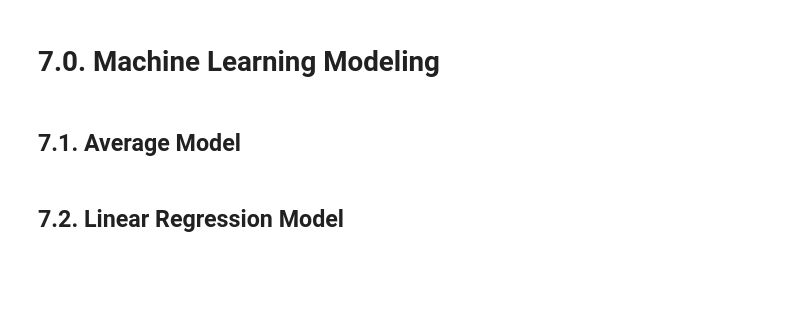
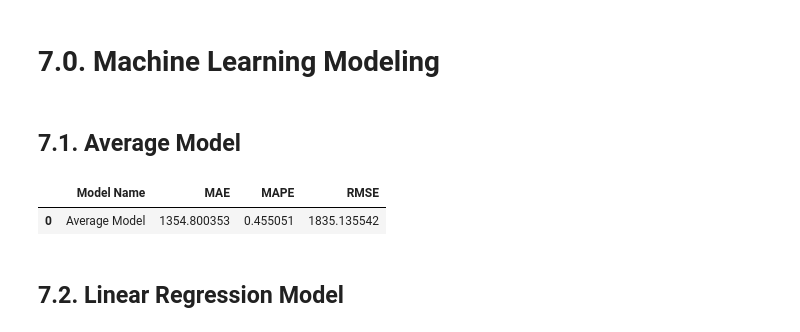
Before and after one commit to ArthurMesquita96/Rossmann-Predict-Sales, a Jupyter notebook: store_sales_predicton.ipynb, the cells around one changed output. Drawn from its saved outputs; the diff is of its cells as text; code cells hidden in the pictures; blank space fills up the shorter version.

```diff
--- a/store_sales_predicton.ipynb
+++ b/store_sales_predicton.ipynb
@@ -1273,14 +1278,19 @@ x_training = X_train[cols_select_boruta_full]
 # %%
 aux1 = X_test.copy()
 aux1['sales'] = y_test.copy()
 
 # prediction
 aux2 = aux1[['store','sales']].groupby('store').mean().reset_index().rename(columns={'sales':'predictions'})
 aux1 = pd.merge(aux1,aux2,how='left',on='store')
 yhat_baseline = aux1['predictions']
 
 # performance
 baseline_result = ml_error('Average Model',np.expm1(y_test),np.expm1(yhat_baseline))
+
+baseline_result
+# %% [output]
+|  | Model Name | MAE | MAPE | RMSE |
+| 0 | Average Model | 1354.800353 | 0.455051 | 1835.135542 |
 # %% [markdown]
 ## 7.2. Linear Regression Model
 # %%
```
Also changed, not shown: parts of 40 cells of this notebook, 3 other files.
